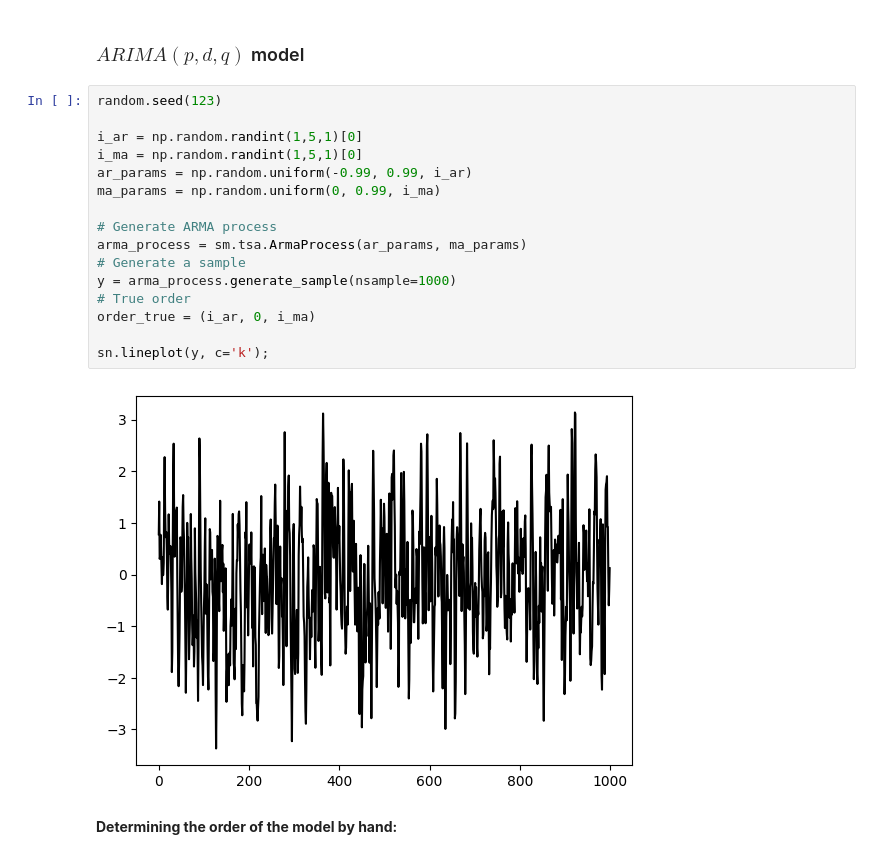
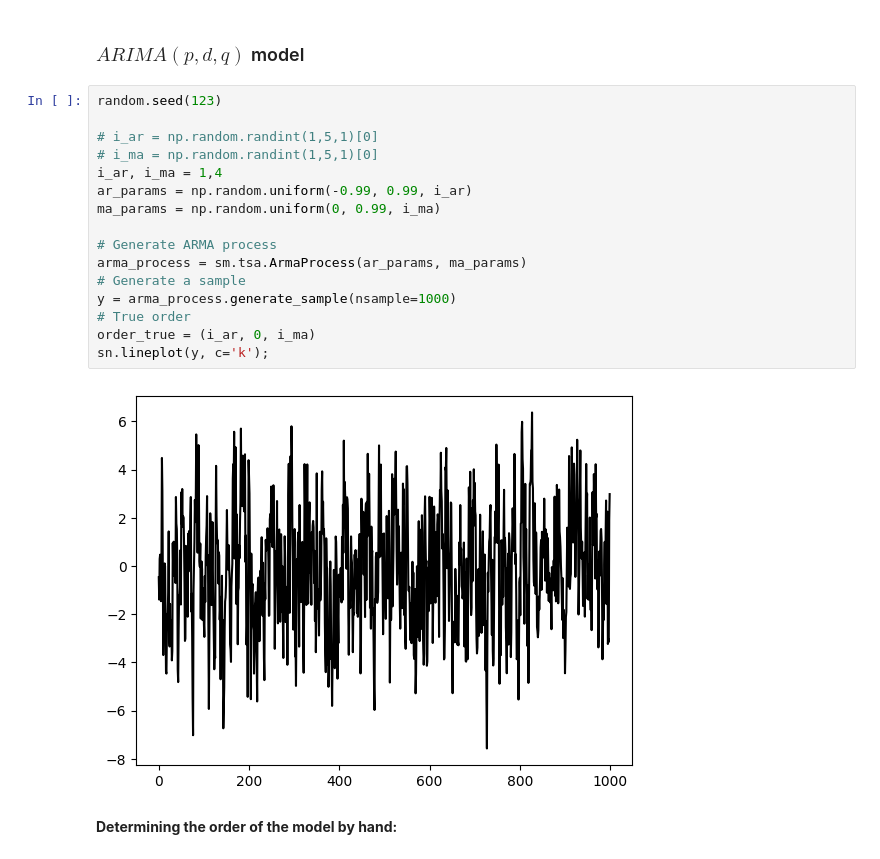
Before and after one commit to santosmv/Learning-machine-learning, a Jupyter notebook: Time-Series/statistical_models.ipynb, the cells around one changed output. Drawn from its saved outputs; the diff is of its cells as text.

```diff
--- a/Time-Series/statistical_models.ipynb
+++ b/Time-Series/statistical_models.ipynb
@@ -240,21 +241,21 @@ sn.lineplot(fit_ma.fittedvalues, lw=2, linestyle='--', label='AM(9)', c='k');
 # %%
 random.seed(123)
 
-i_ar = np.random.randint(1,5,1)[0]
-i_ma = np.random.randint(1,5,1)[0]
+# i_ar = np.random.randint(1,5,1)[0]
+# i_ma = np.random.randint(1,5,1)[0]
+i_ar, i_ma = 1,4
 ar_params = np.random.uniform(-0.99, 0.99, i_ar)
 ma_params = np.random.uniform(0, 0.99, i_ma)
 
 # Generate ARMA process
 arma_process = sm.tsa.ArmaProcess(ar_params, ma_params)
 # Generate a sample
 y = arma_process.generate_sample(nsample=1000)
 # True order
 order_true = (i_ar, 0, i_ma)
-
 sn.lineplot(y, c='k');
 # %% [output]
-[figure, old version]
+[figure, new version]
 # %% [markdown]
 **Determining the order of the model by hand:**
 # %%
```
Also changed, not shown: parts of 10 cells of this notebook, 1 other file.
